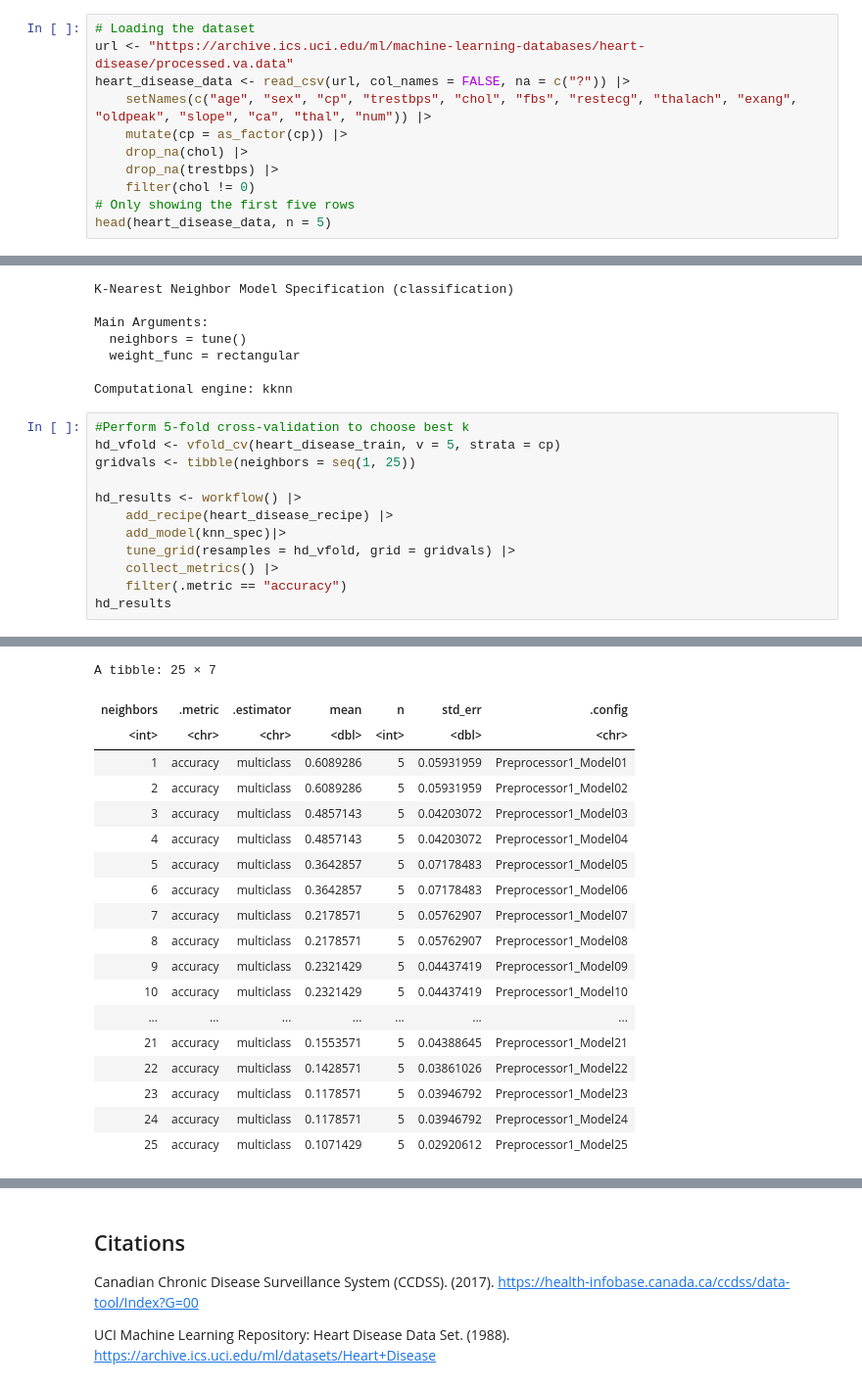
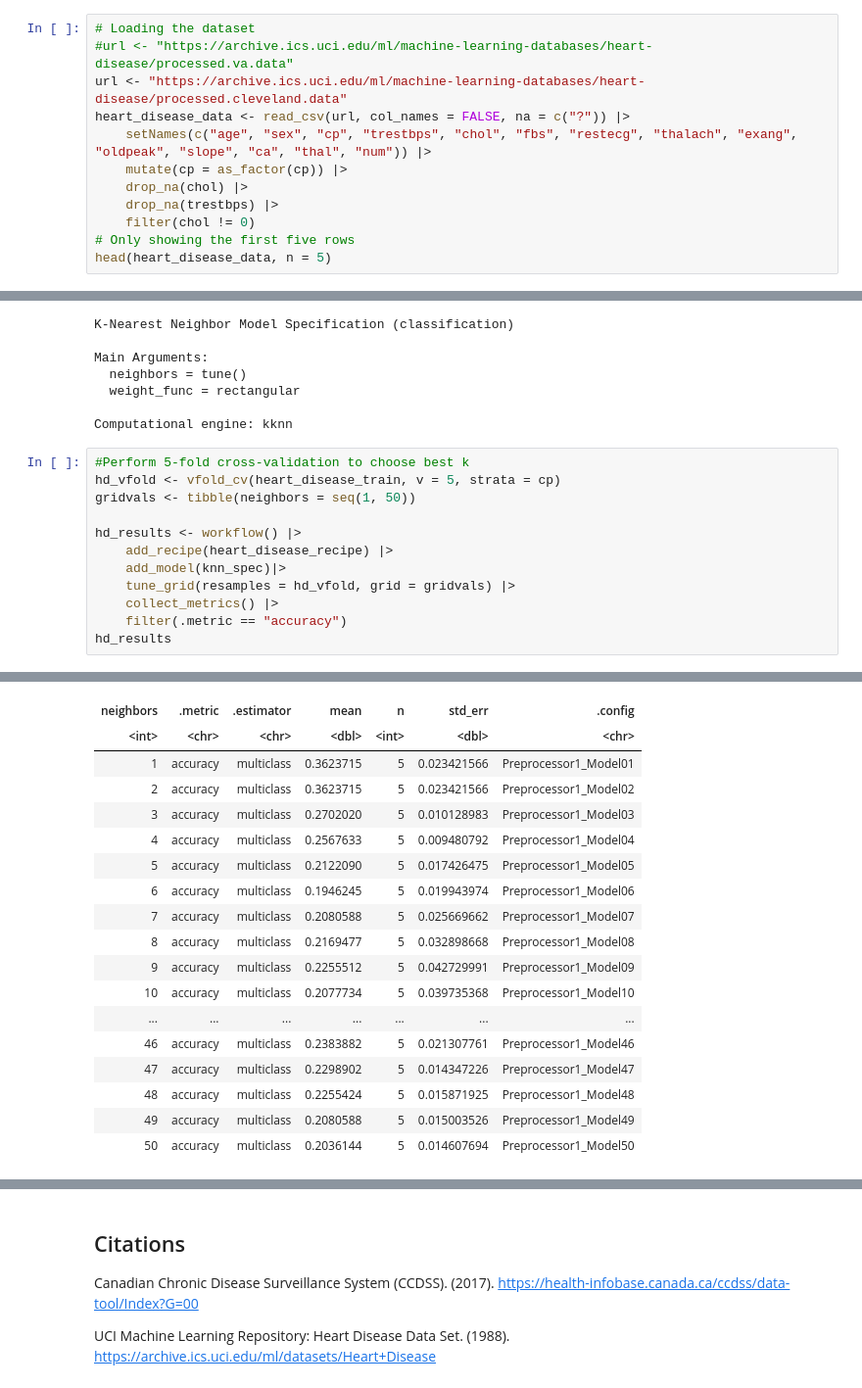
Before and after one commit to drkchu/chest-pain-classification, a Jupyter notebook: heart_disease.ipynb, the cells around one changed output, grey strips where cells are left out. Shown at 98% size. Saved outputs shown, nothing was run; the diff lists cells and outputs as text.

```diff
--- a/heart_disease.ipynb
+++ b/heart_disease.ipynb
@@ -61,7 +61,8 @@ library(tidyverse)
 library(themis)
 # %%
 # Loading the dataset
-url <- "https://archive.ics.uci.edu/ml/machine-learning-databases/heart-disease/processed.va.data"
+#url <- "https://archive.ics.uci.edu/ml/machine-learning-databases/heart-disease/processed.va.data"
+url <- "https://archive.ics.uci.edu/ml/machine-learning-databases/heart-disease/processed.cleveland.data"
 heart_disease_data <- read_csv(url, col_names = FALSE, na = c("?")) |>
     setNames(c("age", "sex", "cp", "trestbps", "chol", "fbs", "restecg", "thalach", "exang", "oldpeak", "slope", "ca", "thal", "num")) |>
     mutate(cp = as_factor(cp)) |>
@@ -264,7 +265,7 @@ Computational engine: kknn
 # %%
 #Perform 5-fold cross-validation to choose best k
 hd_vfold <- vfold_cv(heart_disease_train, v = 5, strata = cp)
-gridvals <- tibble(neighbors = seq(1, 25))
+gridvals <- tibble(neighbors = seq(1, 50))
 
 hd_results <- workflow() |>
     add_recipe(heart_disease_recipe) |>
@@ -292,22 +279,21 @@ hd_results
-A tibble: 25 × 7
 | neighbors | .metric | .estimator | mean | n | std_err | .config |
 | <int> | <chr> | <chr> | <dbl> | <int> | <dbl> | <chr> |
-| 1 | accuracy | multiclass | 0.6089286 | 5 | 0.05931959 | Preprocessor1_Model01 |
-| 2 | accuracy | multiclass | 0.6089286 | 5 | 0.05931959 | Preprocessor1_Model02 |
-| 3 | accuracy | multiclass | 0.4857143 | 5 | 0.04203072 | Preprocessor1_Model03 |
-| 4 | accuracy | multiclass | 0.4857143 | 5 | 0.04203072 | Preprocessor1_Model04 |
-| 5 | accuracy | multiclass | 0.3642857 | 5 | 0.07178483 | Preprocessor1_Model05 |
-| 6 | accuracy | multiclass | 0.3642857 | 5 | 0.07178483 | Preprocessor1_Model06 |
-| 7 | accuracy | multiclass | 0.2178571 | 5 | 0.05762907 | Preprocessor1_Model07 |
-| 8 | accuracy | multiclass | 0.2178571 | 5 | 0.05762907 | Preprocessor1_Model08 |
-| 9 | accuracy | multiclass | 0.2321429 | 5 | 0.04437419 | Preprocessor1_Model09 |
-| 10 | accuracy | multiclass | 0.2321429 | 5 | 0.04437419 | Preprocessor1_Model10 |
+| 1 | accuracy | multiclass | 0.3623715 | 5 | 0.023421566 | Preprocessor1_Model01 |
+| 2 | accuracy | multiclass | 0.3623715 | 5 | 0.023421566 | Preprocessor1_Model02 |
+| 3 | accuracy | multiclass | 0.2702020 | 5 | 0.010128983 | Preprocessor1_Model03 |
+| 4 | accuracy | multiclass | 0.2567633 | 5 | 0.009480792 | Preprocessor1_Model04 |
+| 5 | accuracy | multiclass | 0.2122090 | 5 | 0.017426475 | Preprocessor1_Model05 |
+| 6 | accuracy | multiclass | 0.1946245 | 5 | 0.019943974 | Preprocessor1_Model06 |
+| 7 | accuracy | multiclass | 0.2080588 | 5 | 0.025669662 | Preprocessor1_Model07 |
+| 8 | accuracy | multiclass | 0.2169477 | 5 | 0.032898668 | Preprocessor1_Model08 |
+| 9 | accuracy | multiclass | 0.2255512 | 5 | 0.042729991 | Preprocessor1_Model09 |
+| 10 | accuracy | multiclass | 0.2077734 | 5 | 0.039735368 | Preprocessor1_Model10 |
 | ... | ... | ... | ... | ... | ... | ... |
-| 21 | accuracy | multiclass | 0.1553571 | 5 | 0.04388645 | Preprocessor1_Model21 |
-| 22 | accuracy | multiclass | 0.1428571 | 5 | 0.03861026 | Preprocessor1_Model22 |
-| 23 | accuracy | multiclass | 0.1178571 | 5 | 0.03946792 | Preprocessor1_Model23 |
-| 24 | accuracy | multiclass | 0.1178571 | 5 | 0.03946792 | Preprocessor1_Model24 |
-| 25 | accuracy | multiclass | 0.1071429 | 5 | 0.02920612 | Preprocessor1_Model25 |
+| 46 | accuracy | multiclass | 0.2383882 | 5 | 0.021307761 | Preprocessor1_Model46 |
+| 47 | accuracy | multiclass | 0.2298902 | 5 | 0.014347226 | Preprocessor1_Model47 |
+| 48 | accuracy | multiclass | 0.2255424 | 5 | 0.015871925 | Preprocessor1_Model48 |
+| 49 | accuracy | multiclass | 0.2080588 | 5 | 0.015003526 | Preprocessor1_Model49 |
+| 50 | accuracy | multiclass | 0.2036144 | 5 | 0.014607694 | Preprocessor1_Model50 |
 # %%
 # plot out and look at which value of k is the best
 
```
Also changed, not shown: parts of 8 cells of this notebook.
